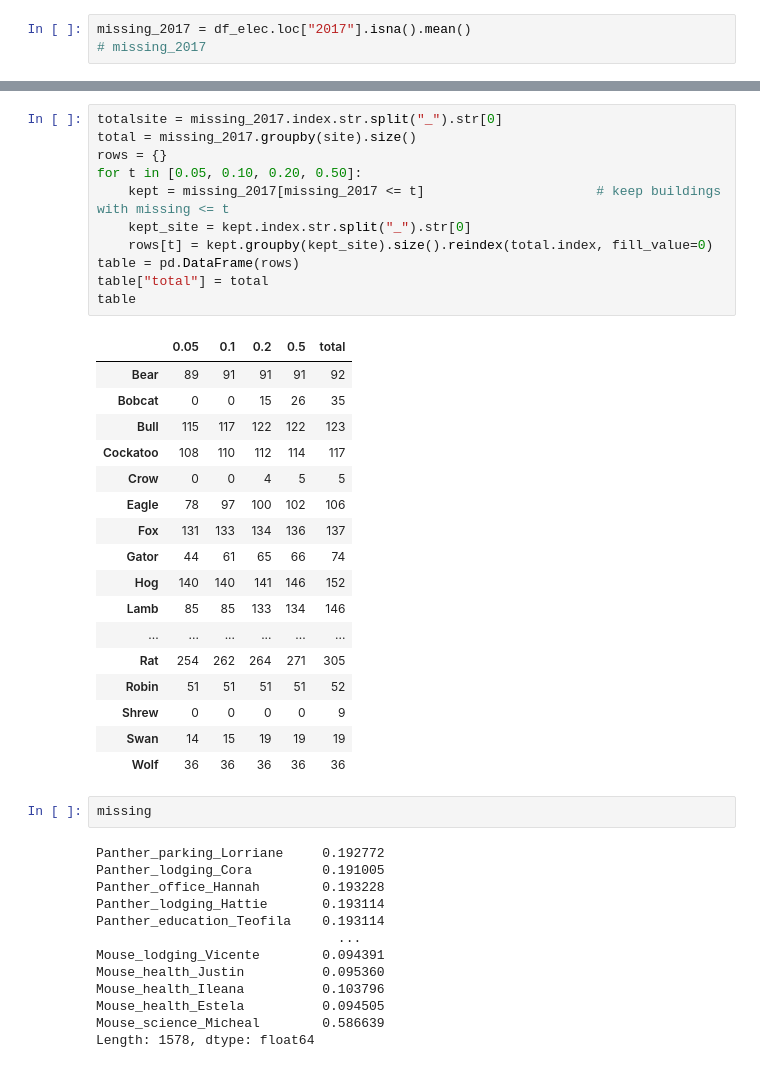
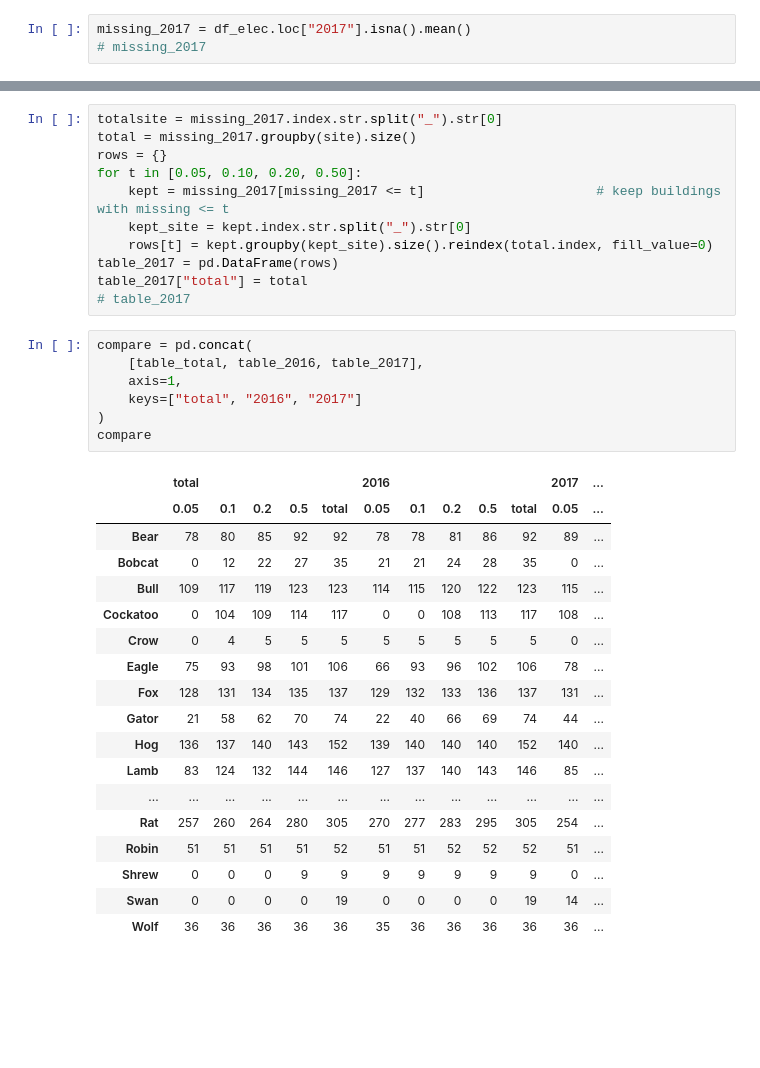
Before and after one commit to sevilkhojasteh/building-energy-trust, a Jupyter notebook: notebooks/01_explore.ipynb, the cells around one changed output, grey strips where cells are left out. Cells and saved outputs as stored; diff of their text form; blank space fills up the shorter version.

```diff
--- a/notebooks/01_explore.ipynb
+++ b/notebooks/01_explore.ipynb
@@ -243,40 +207,33 @@ for t in [0.05, 0.10, 0.20, 0.50]:
     kept = missing_2017[missing_2017 <= t]                      # keep buildings with missing <= t
     kept_site = kept.index.str.split("_").str[0]
     rows[t] = kept.groupby(kept_site).size().reindex(total.index, fill_value=0)
-table = pd.DataFrame(rows)
-table["total"] = total
-table
+table_2017 = pd.DataFrame(rows)
+table_2017["total"] = total
+# table_2017
-# %% [output]
-|  | 0.05 | 0.1 | 0.2 | 0.5 | total |
-| Bear | 89 | 91 | 91 | 91 | 92 |
-| Bobcat | 0 | 0 | 15 | 26 | 35 |
-| Bull | 115 | 117 | 122 | 122 | 123 |
-| Cockatoo | 108 | 110 | 112 | 114 | 117 |
-| Crow | 0 | 0 | 4 | 5 | 5 |
-| Eagle | 78 | 97 | 100 | 102 | 106 |
-| Fox | 131 | 133 | 134 | 136 | 137 |
-| Gator | 44 | 61 | 65 | 66 | 74 |
-| Hog | 140 | 140 | 141 | 146 | 152 |
-| Lamb | 85 | 85 | 133 | 134 | 146 |
-| ... | ... | ... | ... | ... | ... |
-| Rat | 254 | 262 | 264 | 271 | 305 |
-| Robin | 51 | 51 | 51 | 51 | 52 |
-| Shrew | 0 | 0 | 0 | 0 | 9 |
-| Swan | 14 | 15 | 19 | 19 | 19 |
-| Wolf | 36 | 36 | 36 | 36 | 36 |
 # %%
-missing
+compare = pd.concat(
+    [table_total, table_2016, table_2017],
+    axis=1,
+    keys=["total", "2016", "2017"]
+)
+compare
 # %% [output]
-Panther_parking_Lorriane     0.192772
-Panther_lodging_Cora         0.191005
-Panther_office_Hannah        0.193228
-Panther_lodging_Hattie       0.193114
-Panther_education_Teofila    0.193114
-                               ...
-Mouse_lodging_Vicente        0.094391
-Mouse_health_Justin          0.095360
-Mouse_health_Ileana          0.103796
-Mouse_health_Estela          0.094505
-Mouse_science_Micheal        0.586639
-Length: 1578, dtype: float64
+|  | total |  |  |  |  | 2016 |  |  |  |  | 2017 | ... |
+|  | 0.05 | 0.1 | 0.2 | 0.5 | total | 0.05 | 0.1 | 0.2 | 0.5 | total | 0.05 | ... |
+| Bear | 78 | 80 | 85 | 92 | 92 | 78 | 78 | 81 | 86 | 92 | 89 | ... |
+| Bobcat | 0 | 12 | 22 | 27 | 35 | 21 | 21 | 24 | 28 | 35 | 0 | ... |
+| Bull | 109 | 117 | 119 | 123 | 123 | 114 | 115 | 120 | 122 | 123 | 115 | ... |
+| Cockatoo | 0 | 104 | 109 | 114 | 117 | 0 | 0 | 108 | 113 | 117 | 108 | ... |
+| Crow | 0 | 4 | 5 | 5 | 5 | 5 | 5 | 5 | 5 | 5 | 0 | ... |
+| Eagle | 75 | 93 | 98 | 101 | 106 | 66 | 93 | 96 | 102 | 106 | 78 | ... |
+| Fox | 128 | 131 | 134 | 135 | 137 | 129 | 132 | 133 | 136 | 137 | 131 | ... |
+| Gator | 21 | 58 | 62 | 70 | 74 | 22 | 40 | 66 | 69 | 74 | 44 | ... |
+| Hog | 136 | 137 | 140 | 143 | 152 | 139 | 140 | 140 | 140 | 152 | 140 | ... |
+| Lamb | 83 | 124 | 132 | 144 | 146 | 127 | 137 | 140 | 143 | 146 | 85 | ... |
+| ... | ... | ... | ... | ... | ... | ... | ... | ... | ... | ... | ... | ... |
+| Rat | 257 | 260 | 264 | 280 | 305 | 270 | 277 | 283 | 295 | 305 | 254 | ... |
+| Robin | 51 | 51 | 51 | 51 | 52 | 51 | 51 | 52 | 52 | 52 | 51 | ... |
+| Shrew | 0 | 0 | 0 | 9 | 9 | 9 | 9 | 9 | 9 | 9 | 0 | ... |
+| Swan | 0 | 0 | 0 | 0 | 19 | 0 | 0 | 0 | 0 | 19 | 14 | ... |
+| Wolf | 36 | 36 | 36 | 36 | 36 | 35 | 36 | 36 | 36 | 36 | 36 | ... |
 # %%
```
Also changed, not shown: parts of 4 cells of this notebook.
